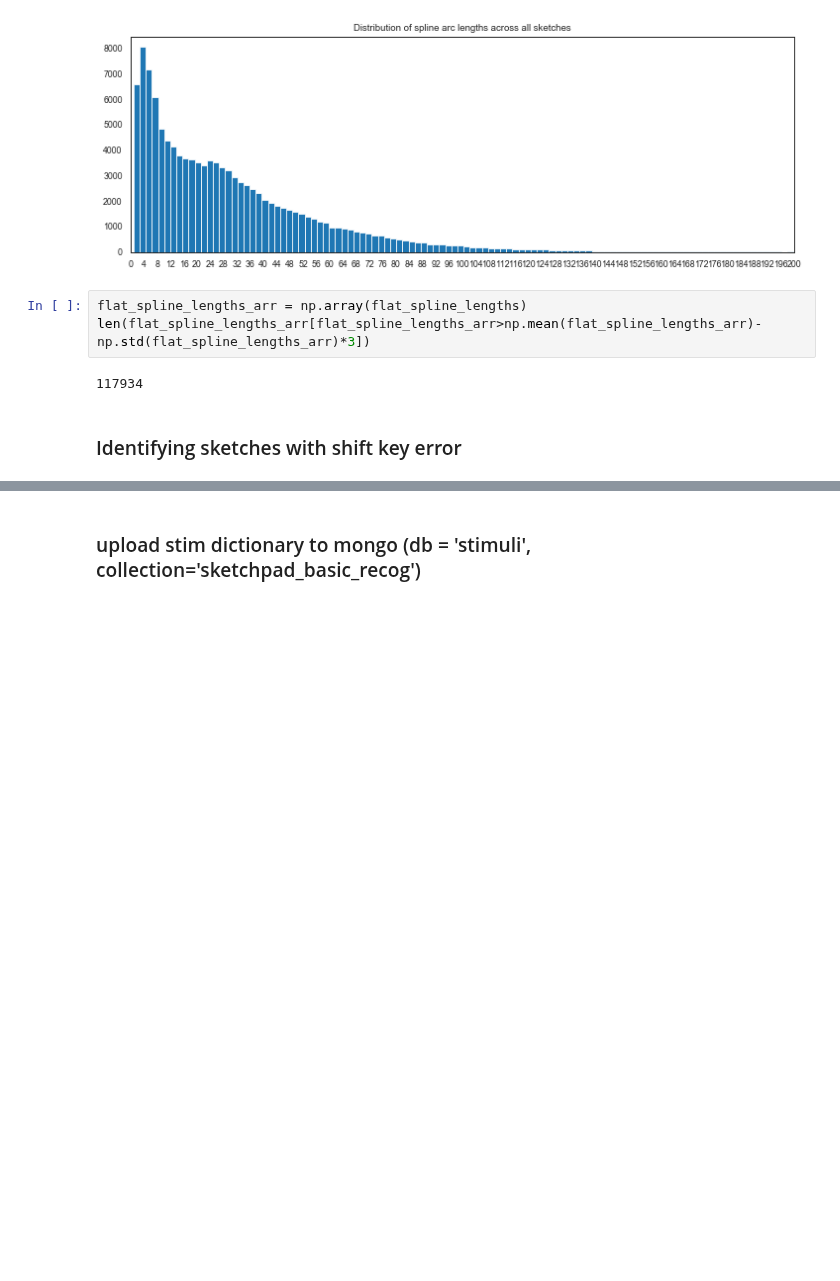
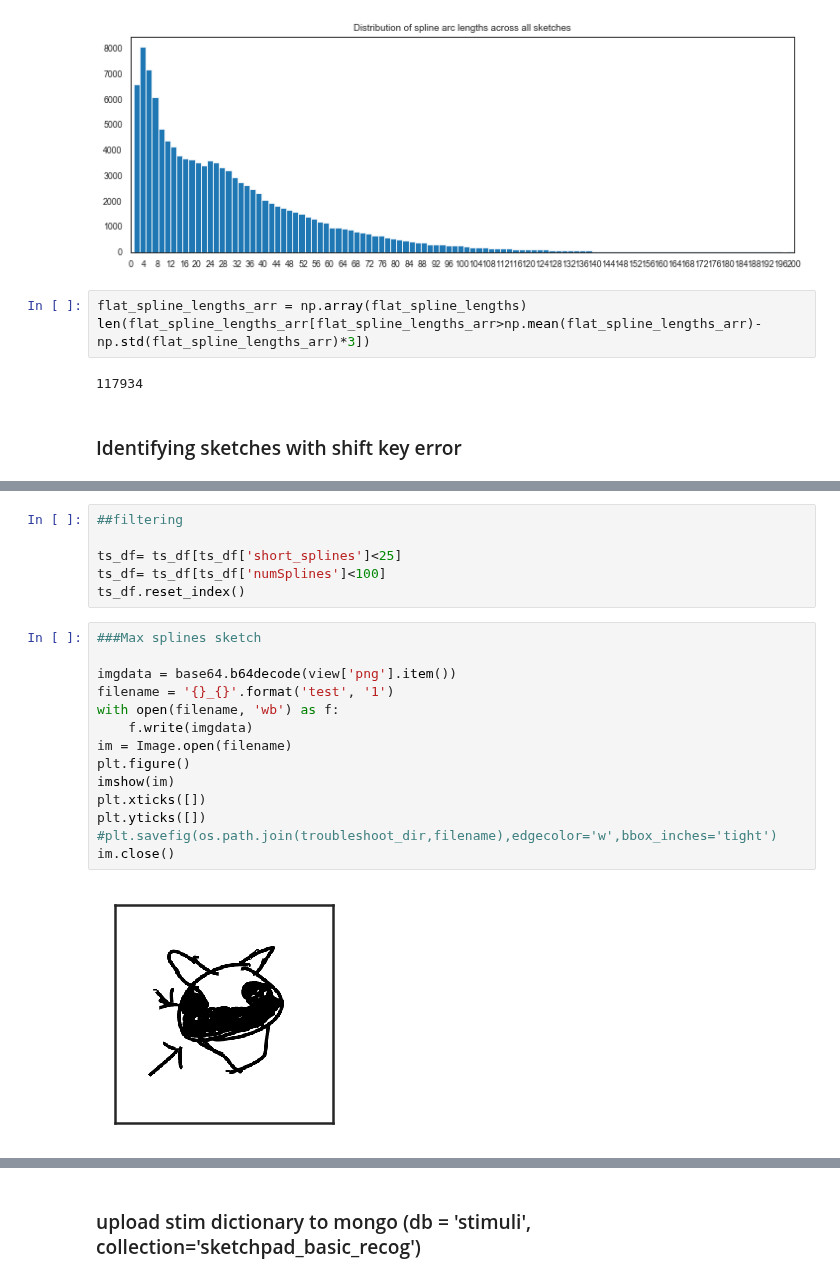
Before and after one commit to cogtoolslab/semantic_parts, a Jupyter notebook: analysis/kushinm/preprocess_sketches_for_annotation_and_add_to_mongo.ipynb, the cells around one changed output, grey strips where cells are left out. Drawn from its saved outputs; the diff is of its cells as text; blank space fills up the shorter version.

```diff
--- a/analysis/kushinm/preprocess_sketches_for_annotation_and_add_to_mongo.ipynb
+++ b/analysis/kushinm/preprocess_sketches_for_annotation_and_add_to_mongo.ipynb
@@ -405,0 +383,22 @@ ts_df[ts_df['short_splines']>100]
+# %%
+##filtering
+
+ts_df= ts_df[ts_df['short_splines']<25]
+ts_df= ts_df[ts_df['numSplines']<100]
+ts_df.reset_index()
+# %%
+###Max splines sketch
+
+imgdata = base64.b64decode(view['png'].item())
+filename = '{}_{}'.format('test', '1')
+with open(filename, 'wb') as f:
+    f.write(imgdata)
+im = Image.open(filename)
+plt.figure()
+imshow(im)
+plt.xticks([])
+plt.yticks([])
+#plt.savefig(os.path.join(troubleshoot_dir,filename),edgecolor='w',bbox_inches='tight')
+im.close()
+# %% [output]
+[figure, added]
```
Also changed, not shown: parts of 9 cells of this notebook.
